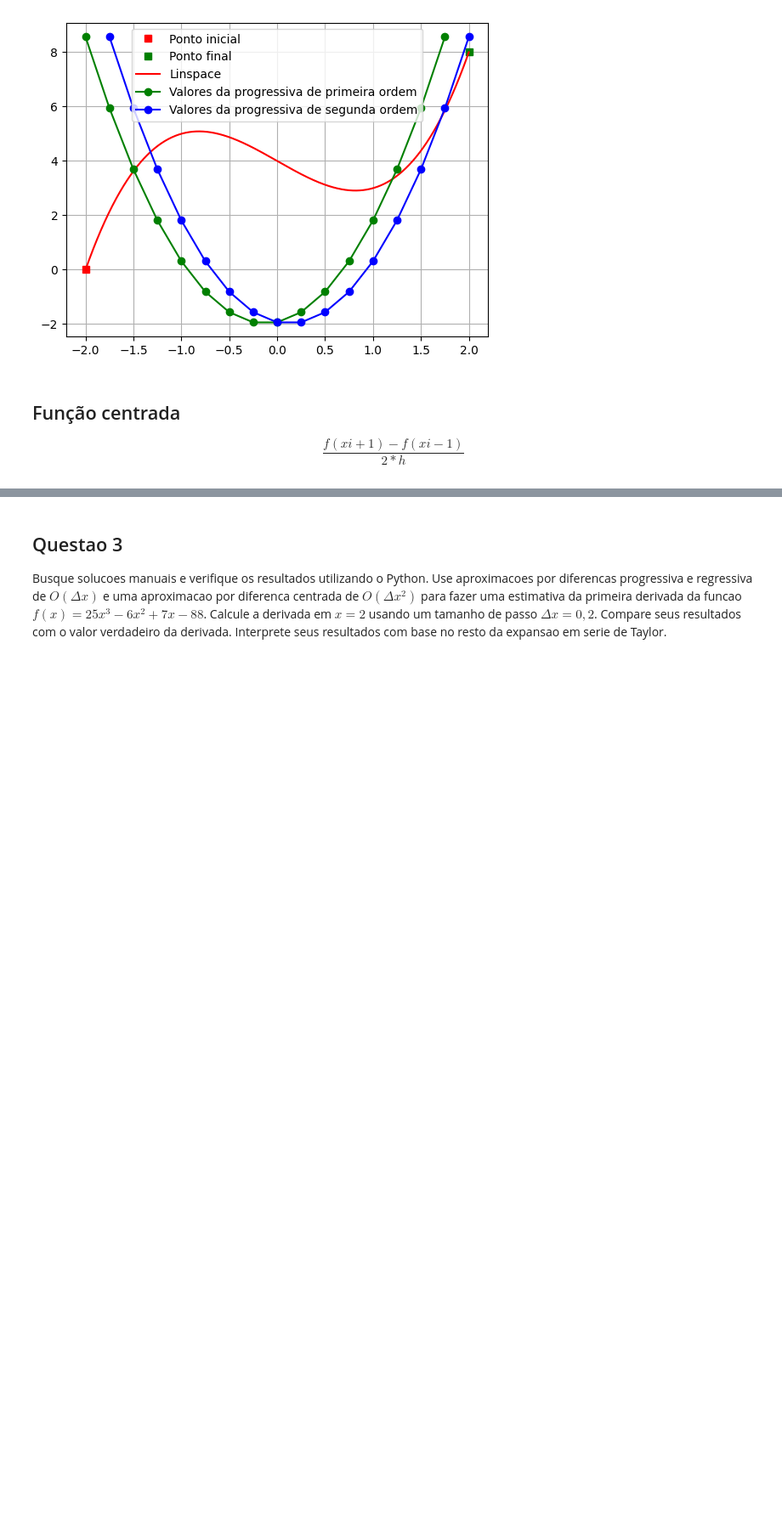
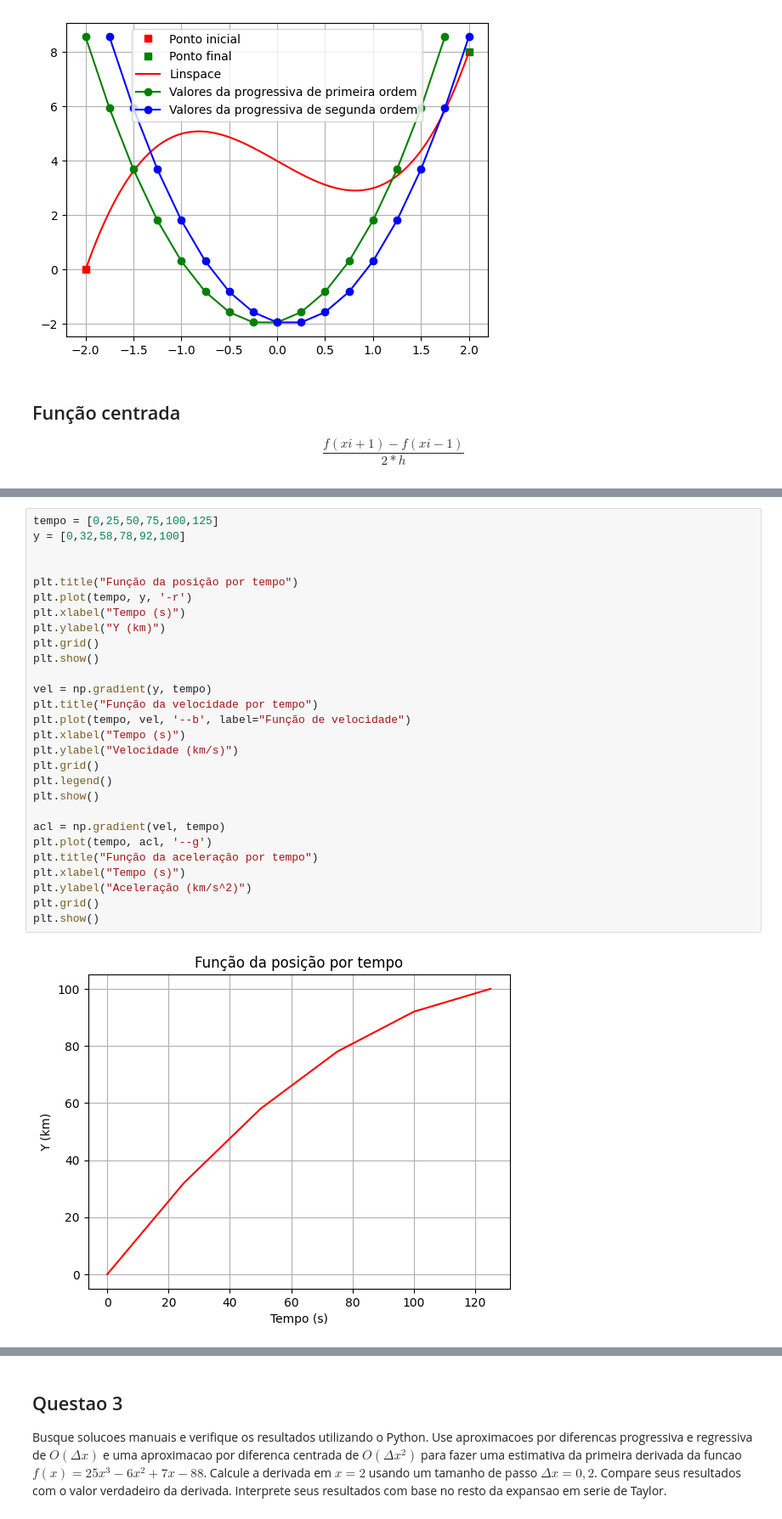
Before and after one commit to GabrielMPinho/Modelagem-Computacional, a Jupyter notebook: derivacao_numerica/lista/Lista_2_Derivacao_Numerica.ipynb, the cells around one changed output, grey strips where cells are left out. Shown at 85% size. Cells and saved outputs as stored; diff of their text form; blank space fills up the shorter version.

```diff
--- a/derivacao_numerica/lista/Lista_2_Derivacao_Numerica.ipynb
+++ b/derivacao_numerica/lista/Lista_2_Derivacao_Numerica.ipynb
@@ -152,0 +195,30 @@ em cada instante.
+# %%
+tempo = [0,25,50,75,100,125]
+y = [0,32,58,78,92,100]
+
+
+plt.title("Função da posição por tempo")
+plt.plot(tempo, y, '-r')
+plt.xlabel("Tempo (s)")
+plt.ylabel("Y (km)")
+plt.grid()
+plt.show()
+
+vel = np.gradient(y, tempo)
+plt.title("Função da velocidade por tempo")
+plt.plot(tempo, vel, '--b', label="Função de velocidade")
+plt.xlabel("Tempo (s)")
+plt.ylabel("Velocidade (km/s)")
+plt.grid()
+plt.legend()
+plt.show()
+
+acl = np.gradient(vel, tempo)
+plt.plot(tempo, acl, '--g')
+plt.title("Função da aceleração por tempo")
+plt.xlabel("Tempo (s)")
+plt.ylabel("Aceleração (km/s^2)")
+plt.grid()
+plt.show()
+# %% [output]
+[figure, added]
```
Also changed, not shown: parts of 7 cells of this notebook.
